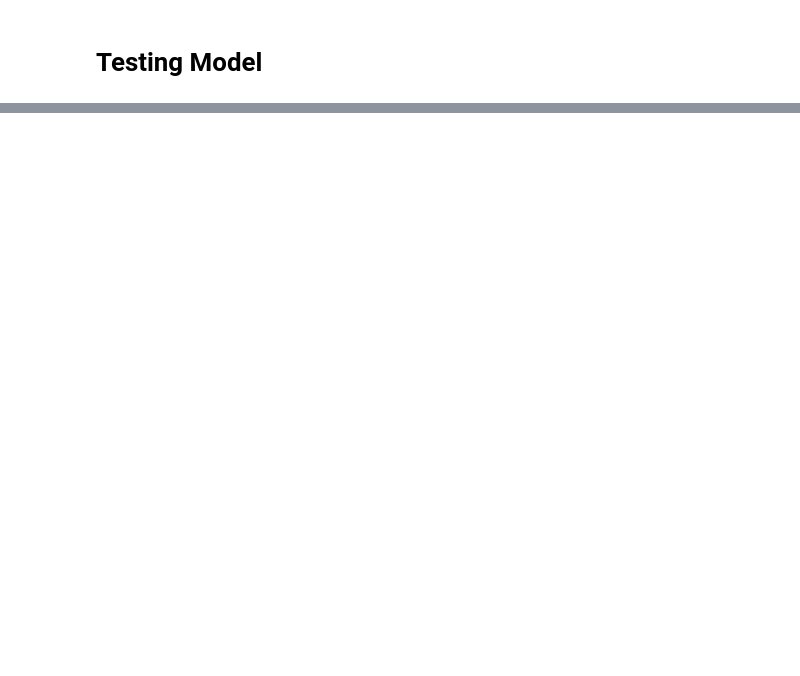
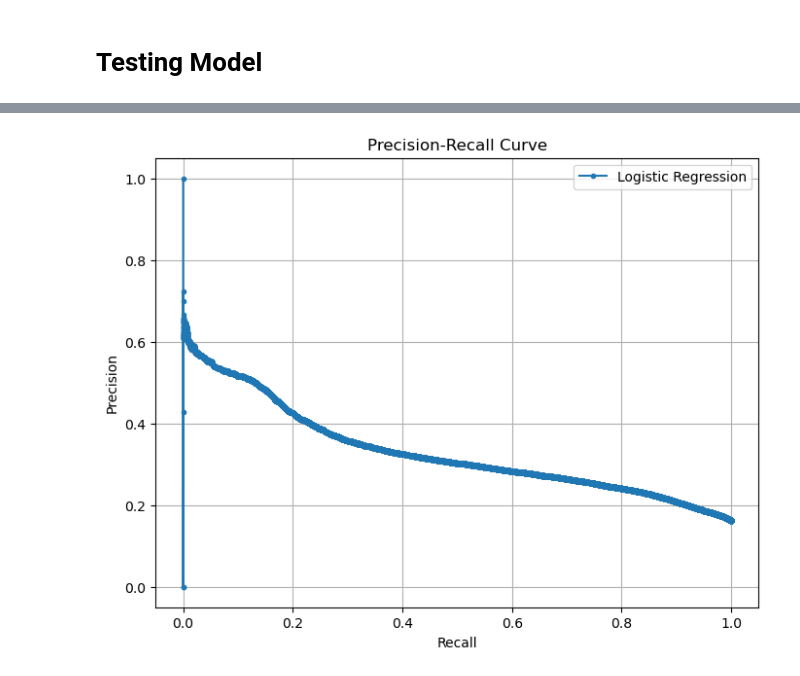
Before and after one commit to Masterslayer7/IntroToAI, a Jupyter notebook: assignments/assignment-1/01-assignment_Part-2.ipynb, the cells around one changed output, grey strips where cells are left out. Cells and saved outputs as stored; diff of their text form; code cells hidden in the pictures; blank space fills up the shorter version.

```diff
--- a/assignments/assignment-1/01-assignment_Part-2.ipynb
+++ b/assignments/assignment-1/01-assignment_Part-2.ipynb
@@ -107,22 +158,15 @@ dtype: int64
 4. `n`, learning rate, which is a small positive number that controls the step size
 # %%
 
-y = df_encoded['click']
-X = df_encoded.drop(columns=['click'])
-
-X_train, X_test, y_train, y_test = train_test_split(
-    X, y, test_size=0.2, random_state=42, stratify=y
-)
-
-# 2. Convert the split data into PyTorch Tensors
-X_train_tensor = torch.tensor(X_train.values, dtype=torch.float32)
+# Convert the split data into PyTorch Tensors
+X_train_tensor = torch.tensor(X_train_processed.toarray(), dtype=torch.float32)
 y_train_tensor = torch.tensor(y_train.values, dtype=torch.float32).reshape(-1, 1)
 
-X_test_tensor = torch.tensor(X_test.values, dtype=torch.float32)
+X_test_tensor = torch.tensor(X_test_processed.toarray(), dtype=torch.float32)
 y_test_tensor = torch.tensor(y_test.values, dtype=torch.float32).reshape(-1, 1)
 
 # Weight vector
-w = torch.zeros(X.shape[1])
+w = torch.zeros(X_train_processed.shape[1])
 print(w)
 
 # bias
@@ -229,0 +419,17 @@ F1-Score: 0.0041
+# %%
+
+precision, recall, thresholds = precision_recall_curve(y_true_numpy, y_probabilities)
+
+# Create the plot
+plt.figure(figsize=(8, 6))
+plt.plot(recall, precision, marker='.', label='Logistic Regression')
+
+# Add labels and a title
+plt.xlabel('Recall')
+plt.ylabel('Precision')
+plt.title('Precision-Recall Curve')
+plt.grid(True)
+plt.legend()
+plt.show()
+# %% [output]
+[figure, added]
```
Also changed, not shown: parts of 13 cells of this notebook.
